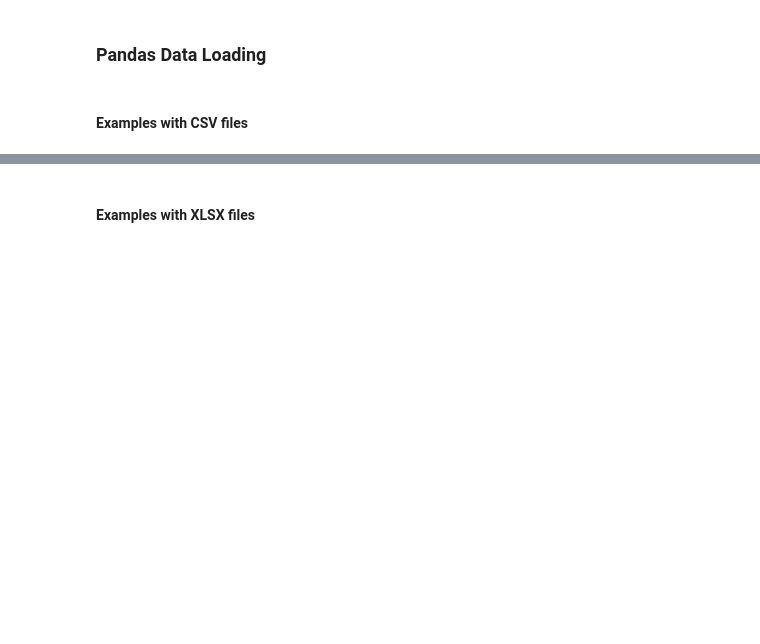
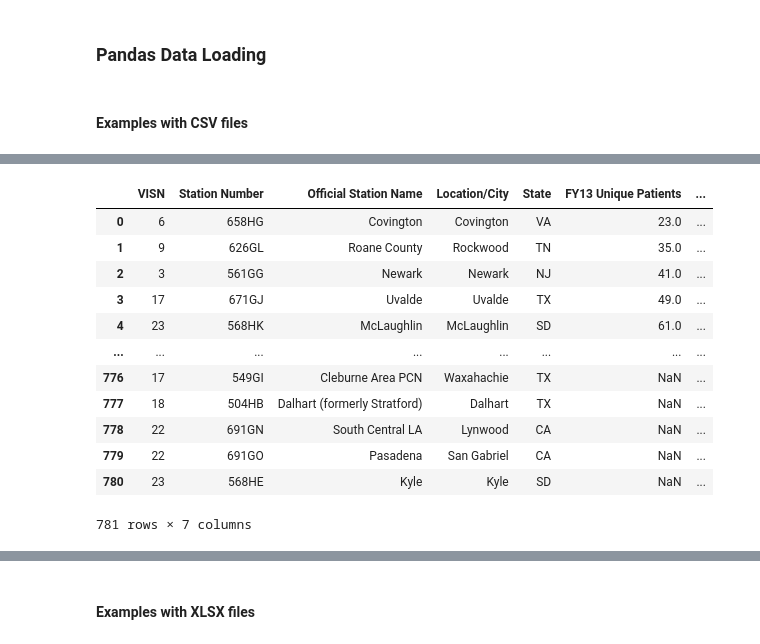
Before and after one commit to Alyssasorensen/datasci_1_loading, a Jupyter notebook: HHA507Assignment1.ipynb, the cells around one changed output, grey strips where cells are left out. Cells and saved outputs as stored; diff of their text form; code cells hidden in the pictures; blank space fills up the shorter version.

```diff
--- a/HHA507Assignment1.ipynb
+++ b/HHA507Assignment1.ipynb
@@ -34,4 +53,4 @@ asthma_ED_visits
 # %%
 # Second CSV file
 
-monkeypox_research_summary = pd.read_csv('https://raw.githubusercontent.com/Alyssasorensen/datasci_1_loading/main/data/Monkeypox_Research_Summary_Data.csv')
+VA_community = pd.read_csv('https://raw.githubusercontent.com/Alyssasorensen/datasci_1_loading/main/data/VA_Community_Based_Outpatient_Clinics__FY2013.csv')
@@ -51,0 +57,16 @@ monkeypox_research_summary
+# %%
+VA_community
+# %% [output]
+|  | VISN | Station Number | Official Station Name | Location/City | State | FY13 Unique Patients | ... |
+| 0 | 6 | 658HG | Covington | Covington | VA | 23.0 | ... |
+| 1 | 9 | 626GL | Roane County | Rockwood | TN | 35.0 | ... |
+| 2 | 3 | 561GG | Newark | Newark | NJ | 41.0 | ... |
+| 3 | 17 | 671GJ | Uvalde | Uvalde | TX | 49.0 | ... |
+| 4 | 23 | 568HK | McLaughlin | McLaughlin | SD | 61.0 | ... |
+| ... | ... | ... | ... | ... | ... | ... | ... |
+| 776 | 17 | 549GI | Cleburne Area PCN | Waxahachie | TX | NaN | ... |
+| 777 | 18 | 504HB | Dalhart (formerly Stratford) | Dalhart | TX | NaN | ... |
+| 778 | 22 | 691GN | South Central LA | Lynwood | CA | NaN | ... |
+| 779 | 22 | 691GO | Pasadena | San Gabriel | CA | NaN | ... |
+| 780 | 23 | 568HE | Kyle | Kyle | SD | NaN | ... |
+781 rows × 7 columns
```
Also changed, not shown: parts of 17 cells of this notebook.
